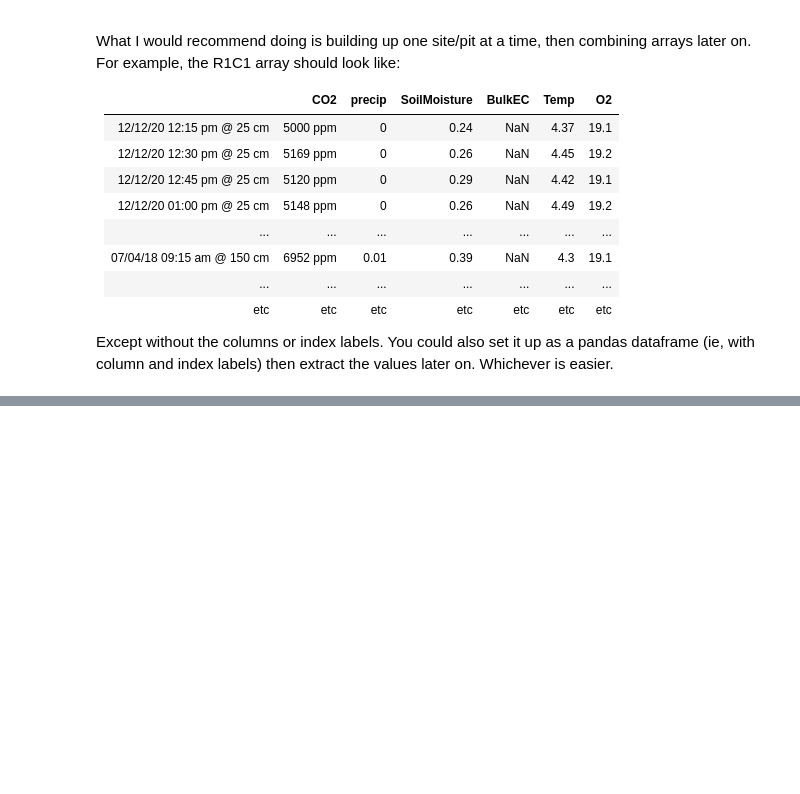
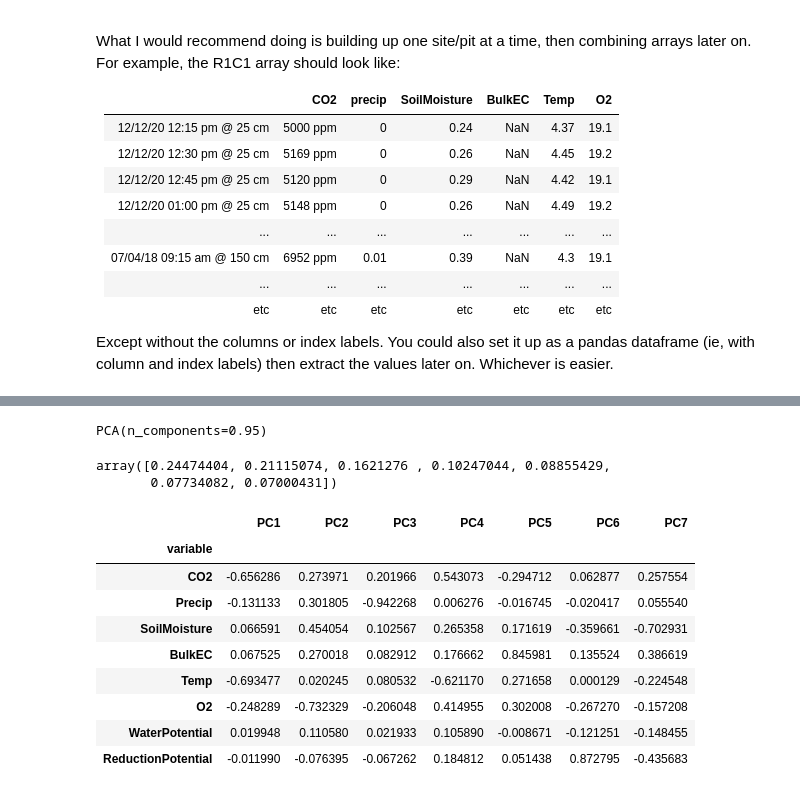
Before and after one commit to mberghouse/CO2-Data, a Jupyter notebook: python_processing/eda/MergeProcessedData.ipynb, the cells around one changed output, grey strips where cells are left out. Cells and saved outputs as stored; diff of their text form; code cells hidden in the pictures; blank space fills up the shorter version.

```diff
--- a/python_processing/eda/MergeProcessedData.ipynb
+++ b/python_processing/eda/MergeProcessedData.ipynb
@@ -1022,0 +1028,32 @@ array([[7.49500000e+03,            nan,            nan, ...,
+# %%
+df_st1=pd.DataFrame(data=df_st)
+df_med = df_st1.fillna(df_st1.median())
+pca = PCA(.95)
+pca.fit(df_med)
+# %% [output]
+PCA(n_components=0.95)
+# %%
+pca.explained_variance_ratio_
+# %% [output]
+array([0.24474404, 0.21115074, 0.1621276 , 0.10247044, 0.08855429,
+       0.07734082, 0.07000431])
+# %%
+pca_out=pca
+loadings = pca_out.components_
+num_pc = pca_out.n_features_
+pc_list = ["PC"+str(i) for i in list(range(1, num_pc+1))]
+loadings_df = pd.DataFrame.from_dict(dict(zip(pc_list, loadings)))
+loadings_df['variable'] = df.columns.values
+loadings_df = loadings_df.set_index('variable')
+loadings_df
+# %% [output]
+|  | PC1 | PC2 | PC3 | PC4 | PC5 | PC6 | PC7 |
+| variable |  |  |  |  |  |  |  |
+| CO2 | -0.656286 | 0.273971 | 0.201966 | 0.543073 | -0.294712 | 0.062877 | 0.257554 |
+| Precip | -0.131133 | 0.301805 | -0.942268 | 0.006276 | -0.016745 | -0.020417 | 0.055540 |
+| SoilMoisture | 0.066591 | 0.454054 | 0.102567 | 0.265358 | 0.171619 | -0.359661 | -0.702931 |
+| BulkEC | 0.067525 | 0.270018 | 0.082912 | 0.176662 | 0.845981 | 0.135524 | 0.386619 |
+| Temp | -0.693477 | 0.020245 | 0.080532 | -0.621170 | 0.271658 | 0.000129 | -0.224548 |
+| O2 | -0.248289 | -0.732329 | -0.206048 | 0.414955 | 0.302008 | -0.267270 | -0.157208 |
+| WaterPotential | 0.019948 | 0.110580 | 0.021933 | 0.105890 | -0.008671 | -0.121251 | -0.148455 |
+| ReductionPotential | -0.011990 | -0.076395 | -0.067262 | 0.184812 | 0.051438 | 0.872795 | -0.435683 |
```
Also changed, not shown: parts of 10 cells of this notebook, 3 other files.
